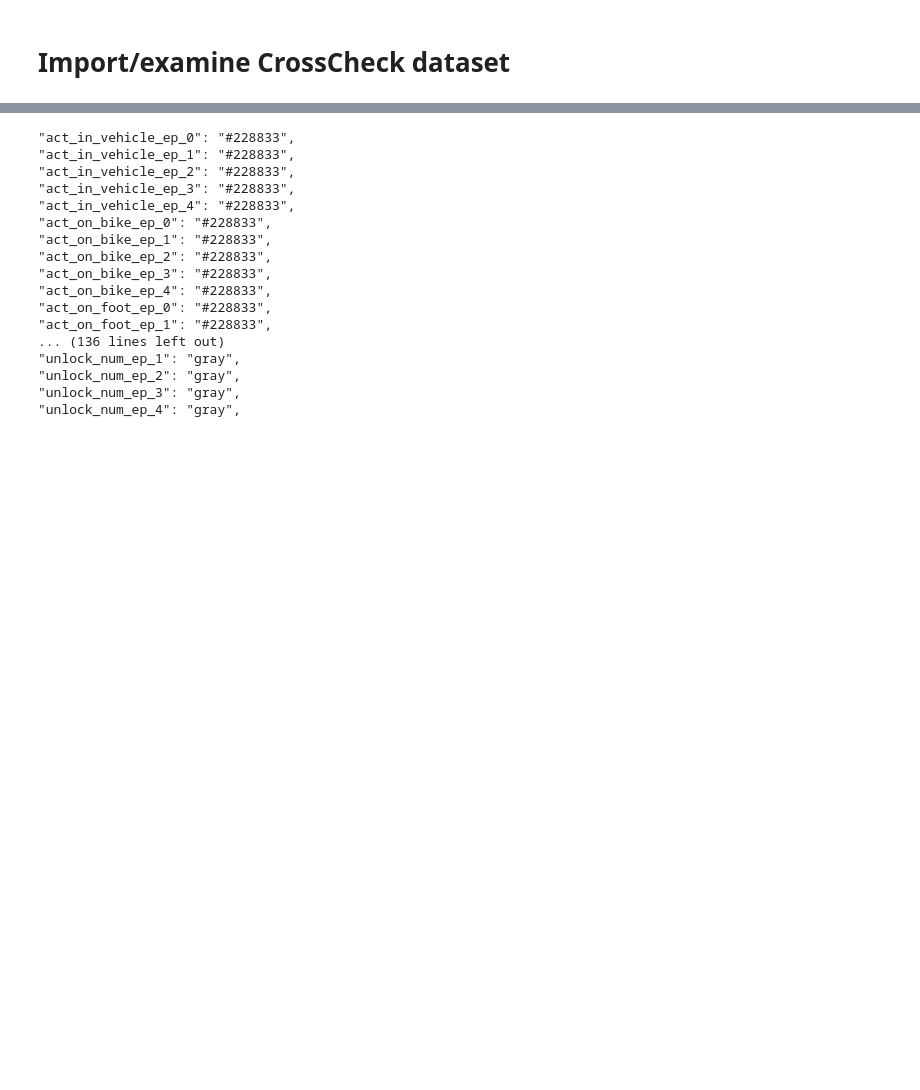
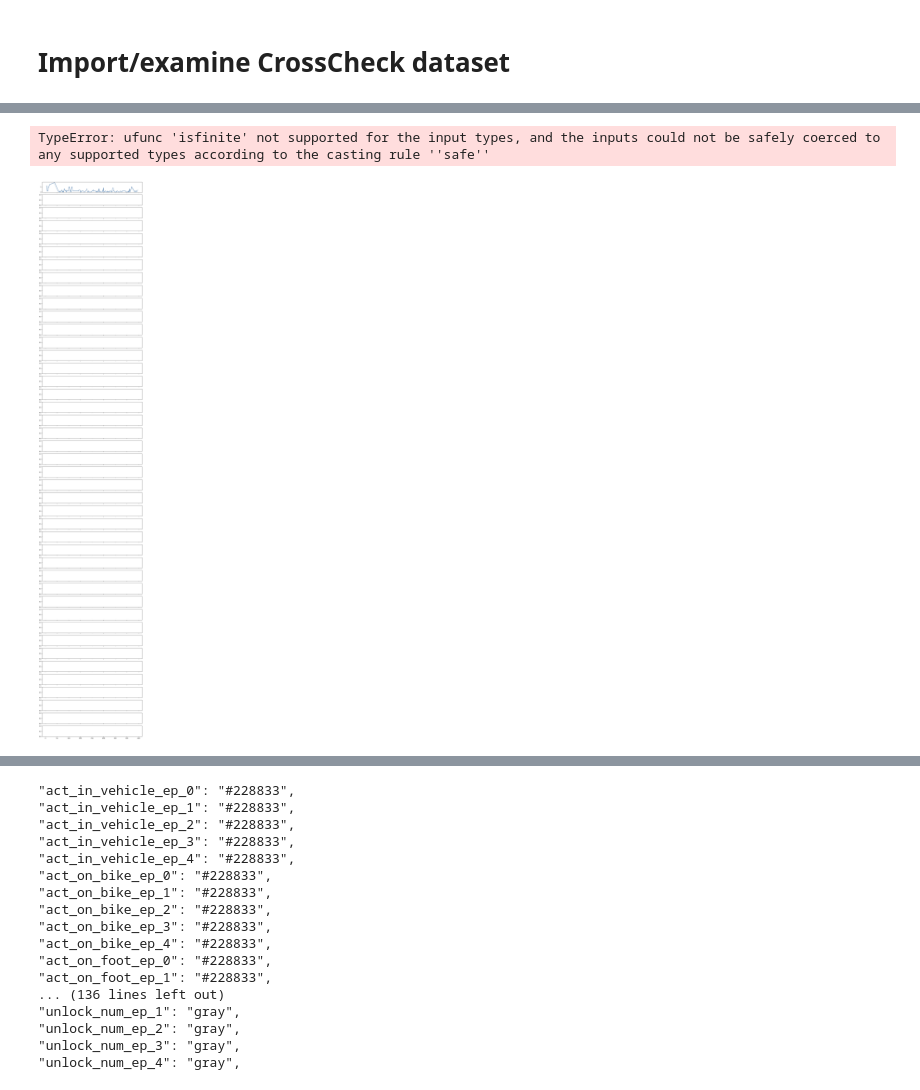
Before and after one commit to akre96/mhealth_anomaly_detection, a Jupyter notebook: notebooks/import_crosscheck.ipynb, the cells around one changed output, grey strips where cells are left out. Cells and saved outputs as stored; diff of their text form; code cells hidden in the pictures; blank space fills up the shorter version.

```diff
--- a/notebooks/import_crosscheck.ipynb
+++ b/notebooks/import_crosscheck.ipynb
@@ -92,31 +100,37 @@ plot_features = [
     'ema_HOPEFUL',
     'ema_CALM',
     'ema_SLEEPING',
     'ema_SOCIAL',
     'ema_THINK',
     'sleep_duration',
     'quality_activity',
     'quality_audio',
     'quality_gps_on',
     'quality_light',
     'quality_loc',
     *daily_passive_features
 ]
 
 fig_dir = Path('output', 'crosscheck', 'lineplot')
 fig_dir.mkdir(
     parents=True,
     exist_ok=True
 )
+palette = lr.get_colors('../lib/colors.json')
 
 # Plot the data for each subject
 for sid, subject_data in tqdm(crosscheck.data.groupby('subject_id')):
     fig, axes = plots.lineplot_features(
-        subject_data,
+        subject_data.drop(['date', 'first_day'], axis=1),
         plot_features,
         scatter=True,
+        palette=palette
     )
     fig.suptitle(f'Subject {sid}')
     fname = Path(fig_dir, f'{sid}_lineplot.png')
     fig.savefig(fname)
     plt.close()
+    break
+# %% [output]
+TypeError: ufunc 'isfinite' not supported for the input types, and the inputs could not be safely coerced to any supported types according to the casting rule ''safe''
+[figure, added]
```
Also changed, not shown: parts of 5 cells of this notebook, 4 other files.
